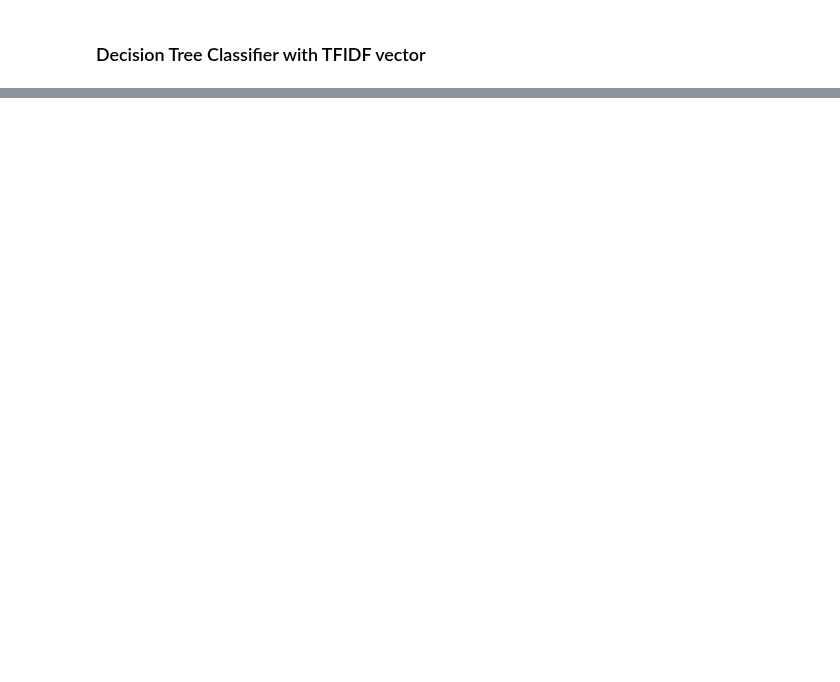
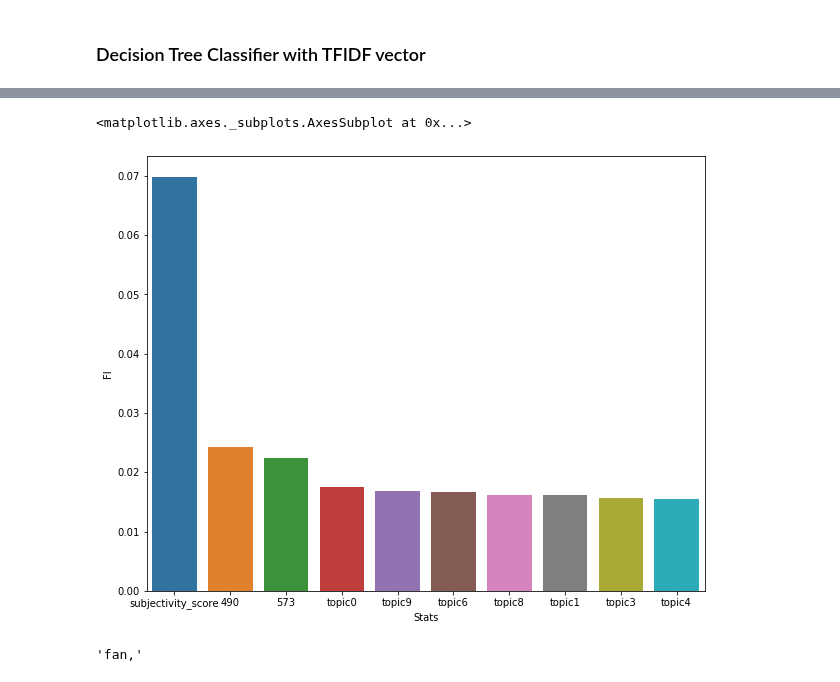
Before and after one commit to brenfrrs/twitter_sentiment_analysis, a Jupyter notebook: modeling_notebook.ipynb, the cells around one changed output, grey strips where cells are left out. Cells and saved outputs as stored; diff of their text form; code cells hidden in the pictures; blank space fills up the shorter version.

```diff
--- a/modeling_notebook.ipynb
+++ b/modeling_notebook.ipynb
@@ -263,0 +436,2 @@ Accuracy for DecisionTree: 0.7826044238114538
+# %%
+feat_imp = df[:10]
@@ -263,0 +452,13 @@ Accuracy for DecisionTree: 0.7826044238114538
+# %%
+x=feat_imp.Stats
+y=feat_imp.FI
+# %%
+fig, ax = plt.subplots(figsize=(10,8))
+sns.barplot(x=x, y=y, data = feat_imp)
+# %% [output]
+<matplotlib.axes._subplots.AxesSubplot at 0x...>
+[figure, added]
+# %%
+vocab[490]
+# %% [output]
+'fan,'
```
Also changed, not shown: parts of 54 cells of this notebook.
